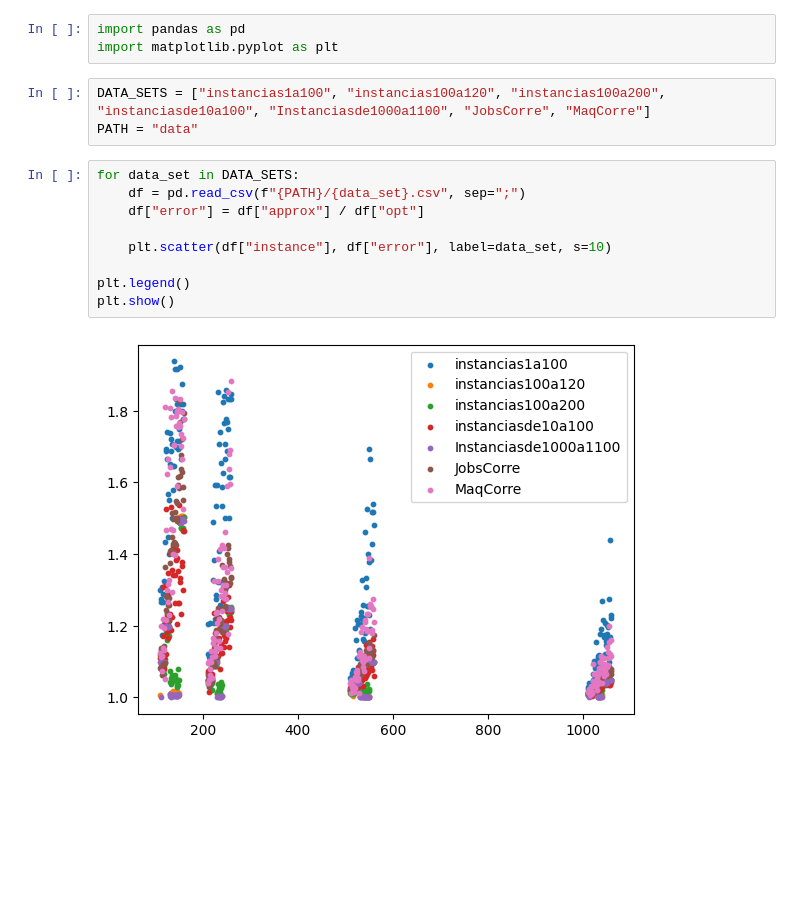
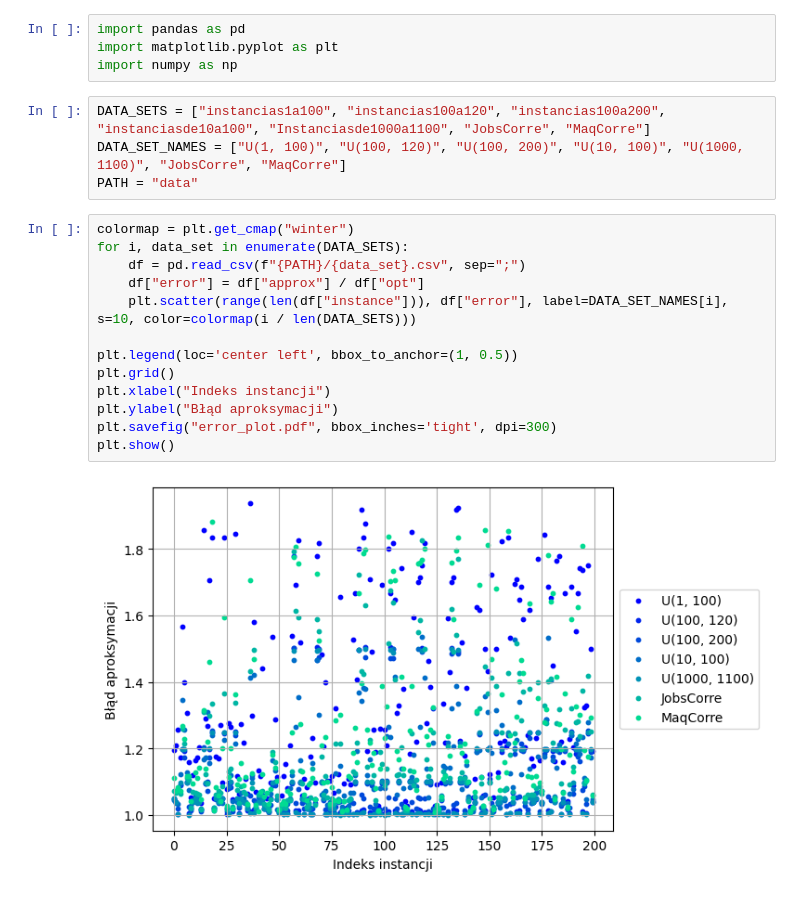
Before and after one commit to mikolajkrupinski/pwr-sem8, a Jupyter notebook: metody-optymalizacji/lista3/plots.ipynb, the cells around one changed output. Drawn from its saved outputs; the diff is of its cells as text; blank space fills up the shorter version.

```diff
--- a/metody-optymalizacji/lista3/plots.ipynb
+++ b/metody-optymalizacji/lista3/plots.ipynb
@@ -1,17 +1,23 @@
 # %%
 import pandas as pd
 import matplotlib.pyplot as plt
+import numpy as np
 # %%
 DATA_SETS = ["instancias1a100", "instancias100a120", "instancias100a200", "instanciasde10a100", "Instanciasde1000a1100", "JobsCorre", "MaqCorre"]
+DATA_SET_NAMES = ["U(1, 100)", "U(100, 120)", "U(100, 200)", "U(10, 100)", "U(1000, 1100)", "JobsCorre", "MaqCorre"]
 PATH = "data"
 # %%
-for data_set in DATA_SETS:
+colormap = plt.get_cmap("winter")
+for i, data_set in enumerate(DATA_SETS):
     df = pd.read_csv(f"{PATH}/{data_set}.csv", sep=";")
     df["error"] = df["approx"] / df["opt"]
+    plt.scatter(range(len(df["instance"])), df["error"], label=DATA_SET_NAMES[i], s=10, color=colormap(i / len(DATA_SETS)))
 
-    plt.scatter(df["instance"], df["error"], label=data_set, s=10)
-
-plt.legend()
+plt.legend(loc='center left', bbox_to_anchor=(1, 0.5))
+plt.grid()
+plt.xlabel("Indeks instancji")
+plt.ylabel("Błąd aproksymacji")
+plt.savefig("error_plot.pdf", bbox_inches='tight', dpi=300)
 plt.show()
 # %% [output]
-[figure, old version]
+[figure, new version]
```
Also changed, not shown: parts of 1 cell of this notebook, 5 other files.
